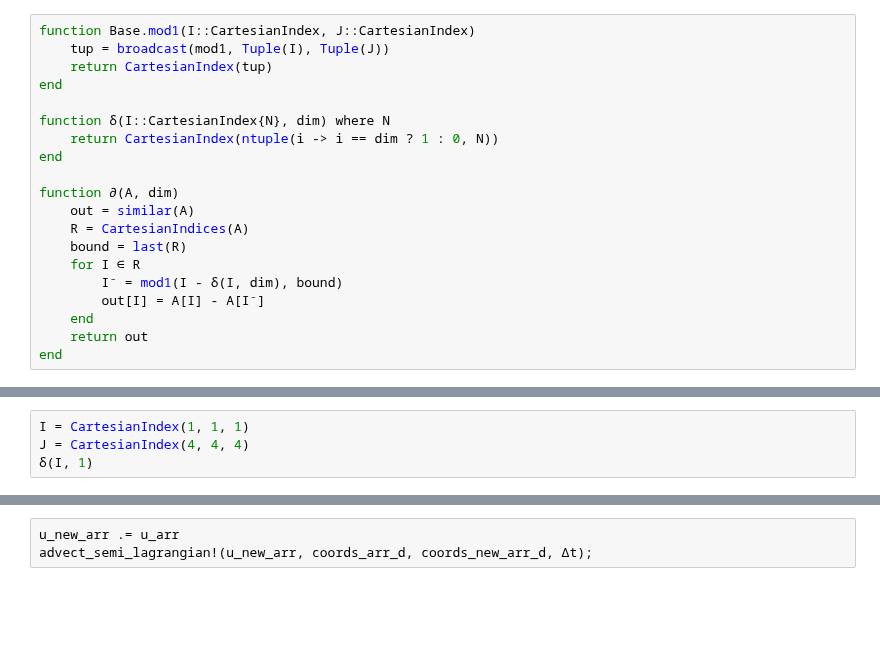
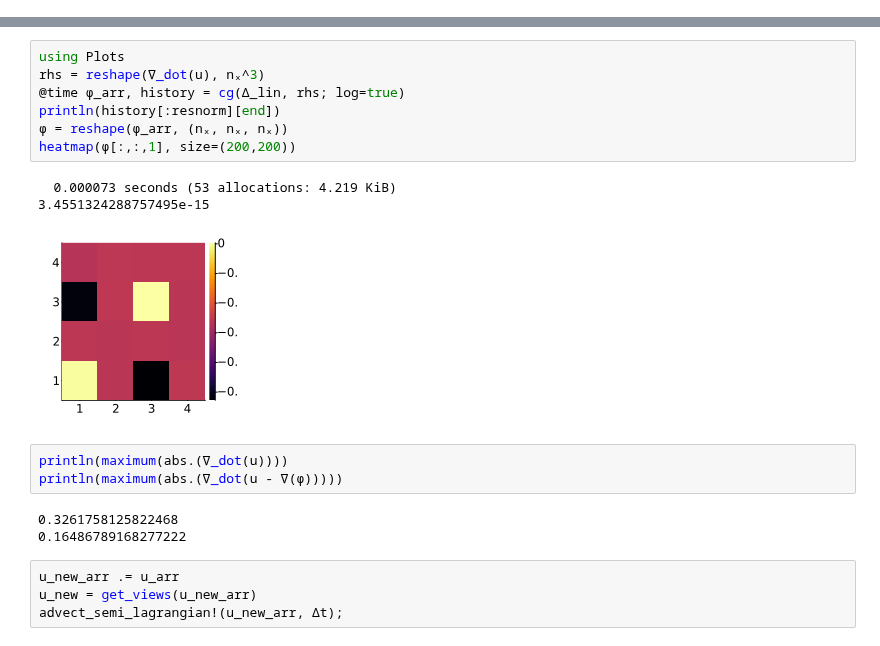
Before and after one commit to XBraid/xbraid, a Jupyter notebook: drivers/julia/Taylor-Green-Funcs.ipynb, the cells around one changed output, grey strips where cells are left out. Cells and saved outputs as stored; diff of their text form; blank space fills up the shorter version.

Commit message:
Significant progress on the CFD driver. I have a navier stokes sim that works, and I am successfully differentiating a burger's equation sim with semi-lagrangian discretization.

```diff
--- a/drivers/julia/Taylor-Green-Funcs.ipynb
+++ b/drivers/julia/Taylor-Green-Funcs.ipynb
@@ -78,20 +50,0 @@ TaylorGreen!(u, coords)
-# %%
-function Base.mod1(I::CartesianIndex, J::CartesianIndex)
-    tup = broadcast(mod1, Tuple(I), Tuple(J))
-    return CartesianIndex(tup)
-end
-
-function δ(I::CartesianIndex{N}, dim) where N
-    return CartesianIndex(ntuple(i -> i == dim ? 1 : 0, N))
-end
-
-function ∂(A, dim)
-    out = similar(A)
-    R = CartesianIndices(A)
-    bound = last(R)
-    for I ∈ R
-        I⁻ = mod1(I - δ(I, dim), bound)
-        out[I] = A[I] - A[I⁻]
-    end
-    return out
-end
@@ -100,4 +50,0 @@ end
-# %%
-I = CartesianIndex(1, 1, 1)
-J = CartesianIndex(4, 4, 4)
-δ(I, 1)
@@ -142,3 +275,21 @@ project_incompressible (generic function with 1 method)
+# %%
+using Plots
+rhs = reshape(∇_dot(u), nₓ^3)
+@time ϕ_arr, history = cg(Δ_lin, rhs; log=true)
+println(history[:resnorm][end])
+ϕ = reshape(ϕ_arr, (nₓ, nₓ, nₓ))
+heatmap(ϕ[:,:,1], size=(200,200))
+# %% [output]
+  0.000073 seconds (53 allocations: 4.219 KiB)
+3.4551324288757495e-15
+[figure, added]
+# %%
+println(maximum(abs.(∇_dot(u))))
+println(maximum(abs.(∇_dot(u - ∇(ϕ)))))
+# %% [output]
+0.3261758125822468
+0.16486789168277222
 # %%
 u_new_arr .= u_arr
-advect_semi_lagrangian!(u_new_arr, coords_arr_d, coords_new_arr_d, Δt);
+u_new = get_views(u_new_arr)
+advect_semi_lagrangian!(u_new_arr, Δt);
```
Also changed, not shown: parts of 23 cells of this notebook, 1 other file.
